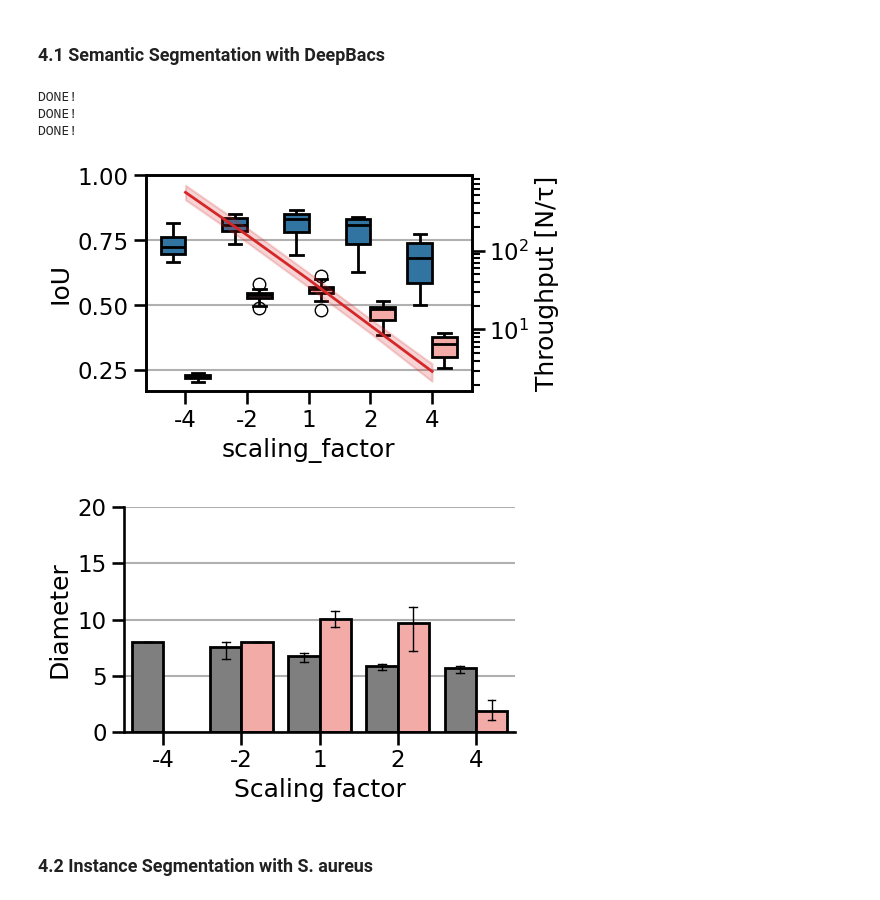
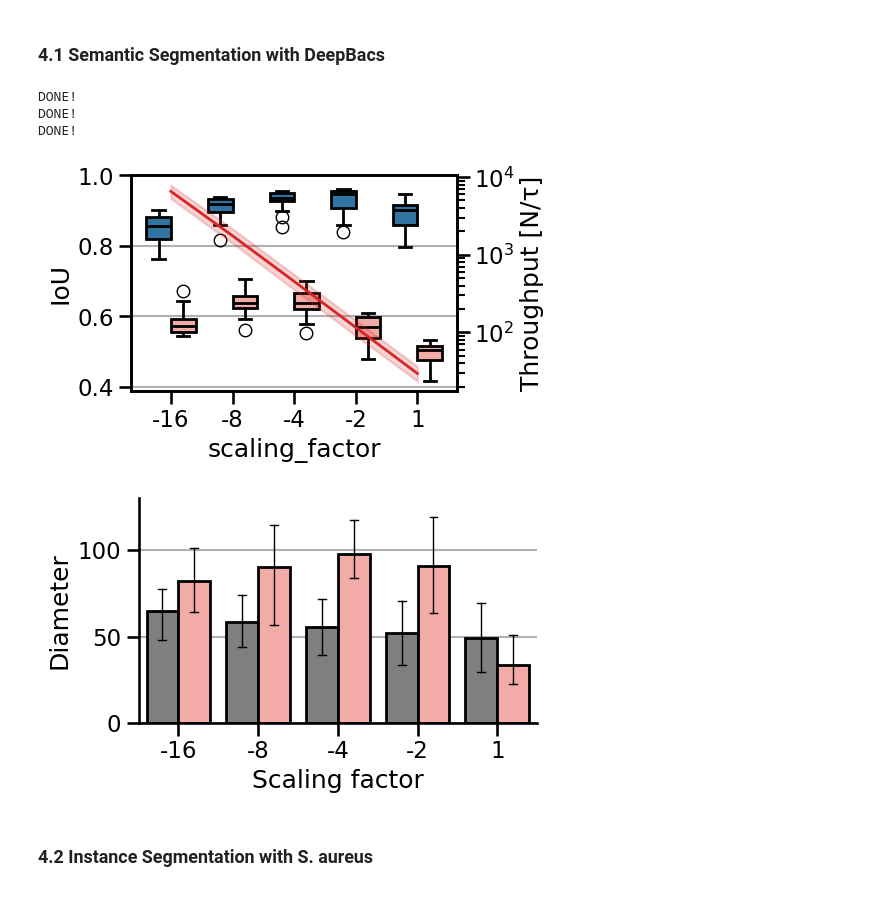
Before and after one commit to HenriquesLab/ReScale4DL, a Jupyter notebook: Notebooks/Evaluate_Segmentation_2D.ipynb, the cells around one changed output. Drawn from its saved outputs; the diff is of its cells as text; code cells hidden in the pictures.

```diff
--- a/Notebooks/Evaluate_Segmentation_2D.ipynb
+++ b/Notebooks/Evaluate_Segmentation_2D.ipynb
@@ -211,6 +204,6 @@ import os
 # %%
 ANALYSIS_DIR = "/Users/esti/Documents/PROYECTOS/DOWNSAMPLING/ReScale4DL/Examples/analysis_results"
-DATASET = "Deepbacs_Semantic_Segmentation"
+DATASET = "Worm_Semantic_Segmentation"
 
 ## Unzip the data
 filename = os.path.join(ANALYSIS_DIR, f"{DATASET}.zip")
@@ -220,35 +213,35 @@ shutil.unpack_archive(filename, extract_dir)
 ## Plotting default params
 ORIGINAL_DATASET_FOLDERNAME = "OG"
 OUTPUT_DIR = os.path.join(ANALYSIS_DIR, DATASET,"plots")
 dataset_name_match_dict = {DATASET: DATASET}
 os.makedirs(OUTPUT_DIR, exist_ok=True)
 
 fig_name = f"IoU for {DATASET}"
 y_axis = "IoU"
 
 ## Boxplot of accuracy metrics
 generate_binary_semantic_box_plot(ANALYSIS_DIR,
                                   DATASET,
                                 DATASET,
                                 fig_name,
                                 y_axis,
                                 thoughput_plot=True,
                                 y_axis_2 = "Obj_per_FOV_mean",
                                 original_folder_name = ORIGINAL_DATASET_FOLDERNAME,
                                 output_path=OUTPUT_DIR, x_axis="scaling_factor", plot_type="boxplot")
 ## Barplot of the diameter
 fig_name = f"Diameter barplot for {DATASET}"
 generate_semantic_gt_pred_bar_plot(ANALYSIS_DIR,
                            DATASET,
                            fig_name,
                            x_axis="scaling_factor",
                            output_path=OUTPUT_DIR)
 # %% [output]
 DONE!
 DONE!
 DONE!
-[figure, old version]
+[figure, new version]
-[figure, old version]
+[figure, new version]
 # %% [markdown]
 ### 4.2 Instance Segmentation with S. aureus
 # %%
```
Also changed, not shown: parts of 4 cells of this notebook, 4 other files.
